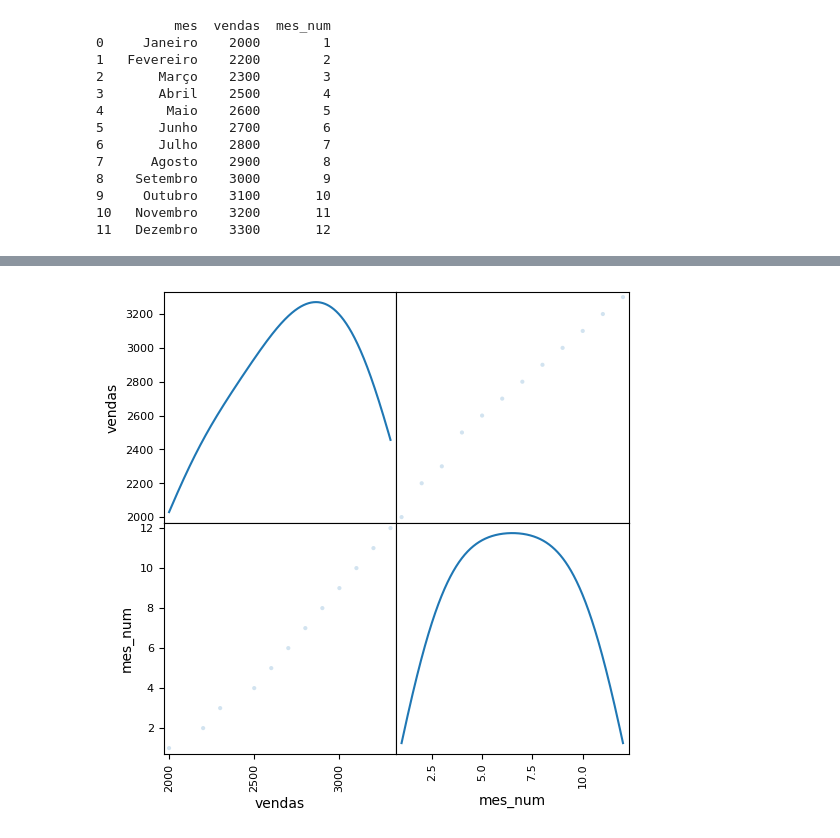
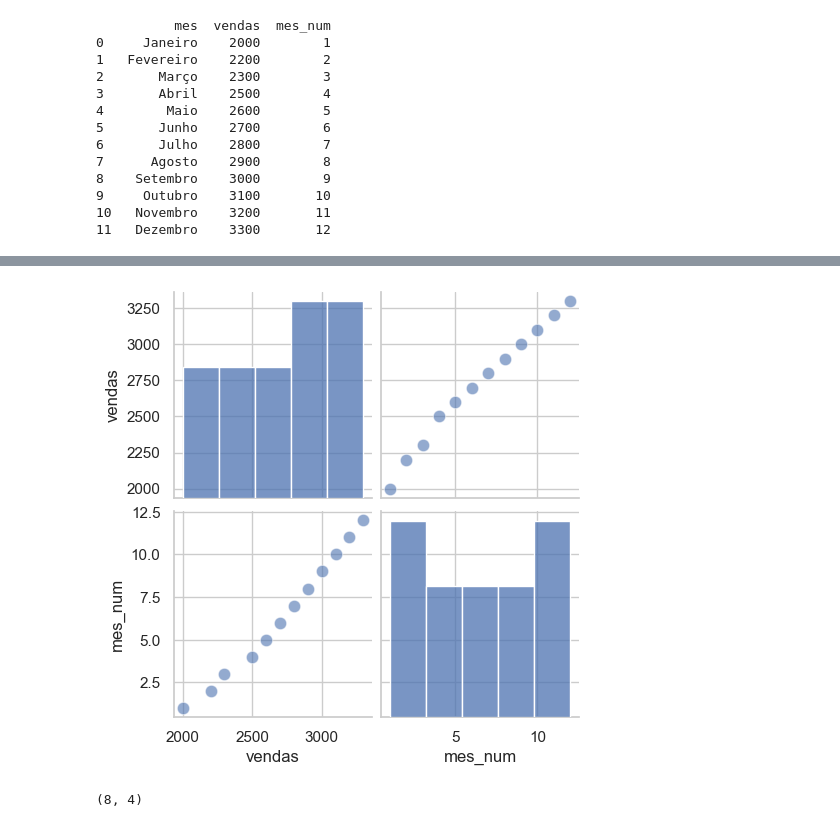
Before and after one commit to ana-ruth-bezerra/desafio_vendas, a Jupyter notebook: desafio_vendas.ipynb, the cells around one changed output, grey strips where cells are left out. Saved outputs shown, nothing was run; the diff lists cells and outputs as text; code cells hidden in the pictures.

```diff
--- a/desafio_vendas.ipynb
+++ b/desafio_vendas.ipynb
@@ -71,5 +66,6 @@ df_vendas.hist(layout=(2,4), figsize=(10,5));
 # %%
-# Visualizar a relação entre os atributos numéricos
-pd.plotting.scatter_matrix(df_vendas, alpha=0.2, figsize=(6,6), diagonal='kde');
+# Cria a matriz de dispersão com histogramas na diagonal
+sns.pairplot(df_vendas, diag_kind='hist', plot_kws={'alpha': 0.6, 's': 80})
+plt.show()
 # %% [output]
-[figure, old version]
+[figure, new version]
@@ -75,0 +84,4 @@ pd.plotting.scatter_matrix(df_vendas, alpha=0.2, figsize=(6,6), diagonal='kde');
+# %%
+len(X_train), len(X_test)
+# %% [output]
+(8, 4)
```
Also changed, not shown: parts of 14 cells of this notebook.
